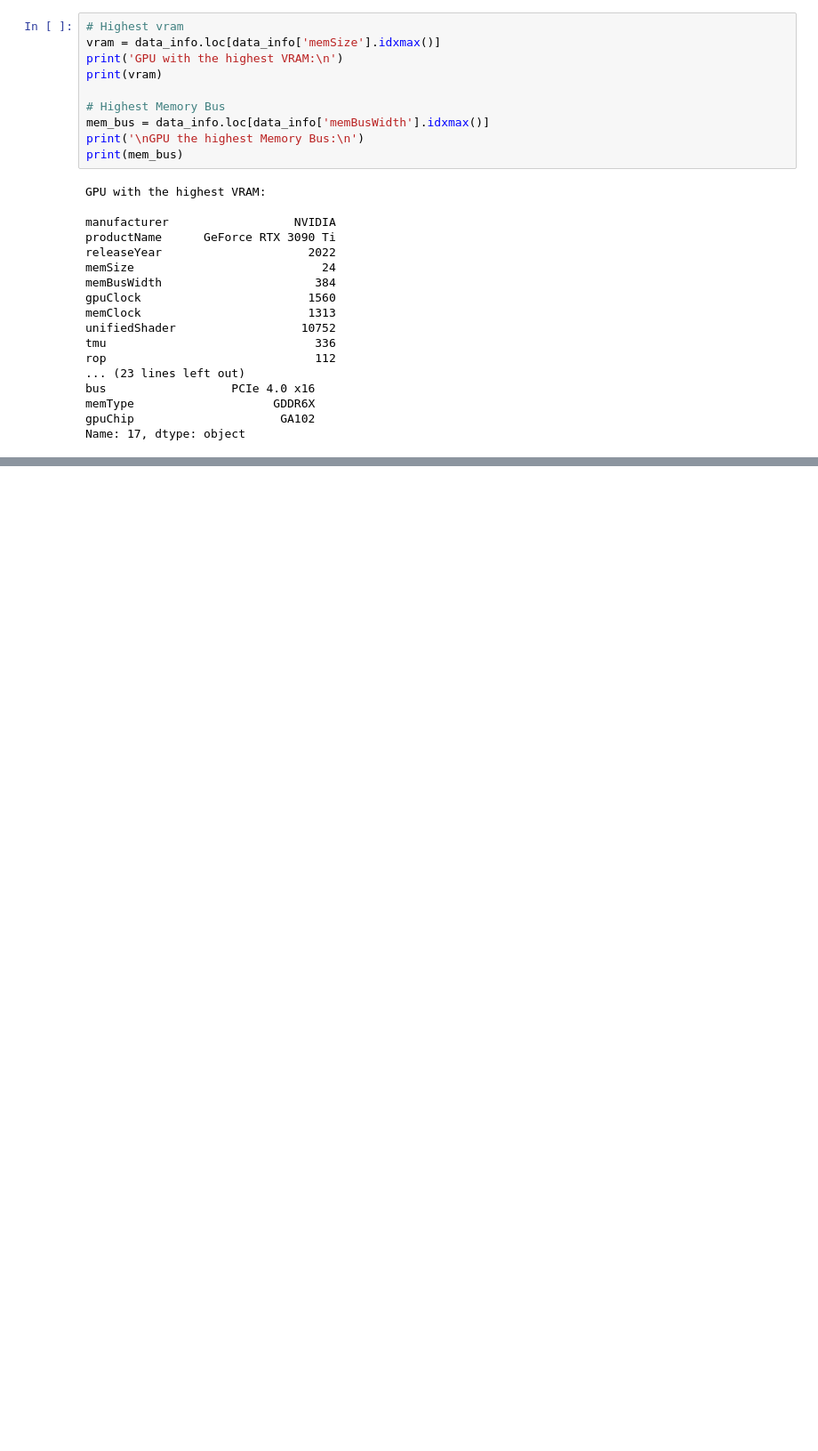
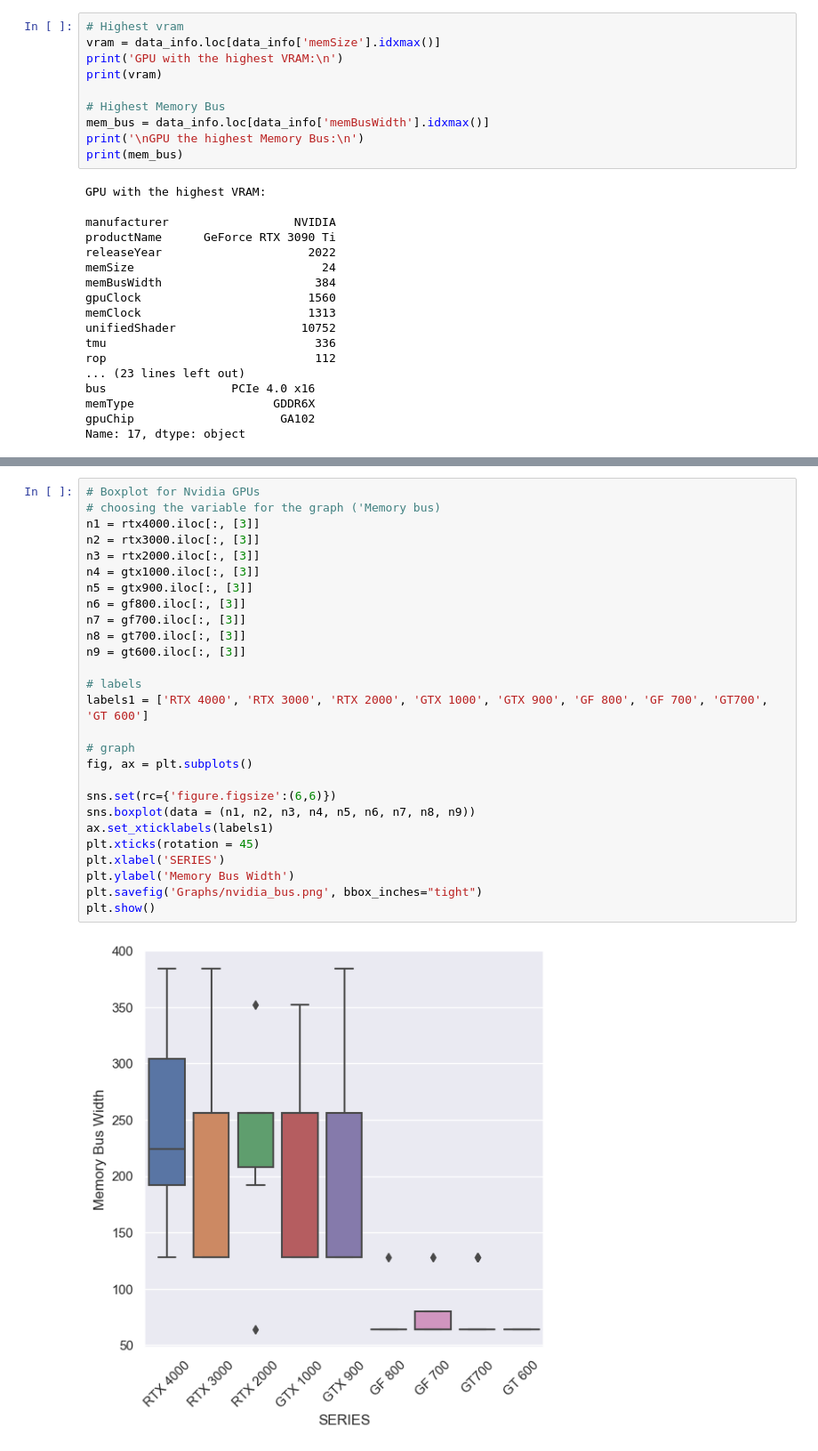
Before and after one commit to gustavopin/GPUInformation, a Jupyter notebook: analysis.ipynb, the cells around one changed output, grey strips where cells are left out. Shown at 89% size. Saved outputs shown, nothing was run; the diff lists cells and outputs as text; blank space fills up the shorter version.

```diff
--- a/analysis.ipynb
+++ b/analysis.ipynb
@@ -128,0 +235,29 @@ print(gtx900)
+# %%
+# Boxplot for Nvidia GPUs
+# choosing the variable for the graph ('Memory bus)
+n1 = rtx4000.iloc[:, [3]]
+n2 = rtx3000.iloc[:, [3]]
+n3 = rtx2000.iloc[:, [3]]
+n4 = gtx1000.iloc[:, [3]]
+n5 = gtx900.iloc[:, [3]]
+n6 = gf800.iloc[:, [3]]
+n7 = gf700.iloc[:, [3]]
+n8 = gt700.iloc[:, [3]]
+n9 = gt600.iloc[:, [3]]
+
+# labels
+labels1 = ['RTX 4000', 'RTX 3000', 'RTX 2000', 'GTX 1000', 'GTX 900', 'GF 800', 'GF 700', 'GT700', 'GT 600']
+
+# graph
+fig, ax = plt.subplots()
+
+sns.set(rc={'figure.figsize':(6,6)})
+sns.boxplot(data = (n1, n2, n3, n4, n5, n6, n7, n8, n9))
+ax.set_xticklabels(labels1)
+plt.xticks(rotation = 45)
+plt.xlabel('SERIES')
+plt.ylabel('Memory Bus Width')
+plt.savefig('Graphs/nvidia_bus.png', bbox_inches="tight")
+plt.show()
+# %% [output]
+[figure, added]
```
Also changed, not shown: parts of 15 cells of this notebook, 10 other files.
